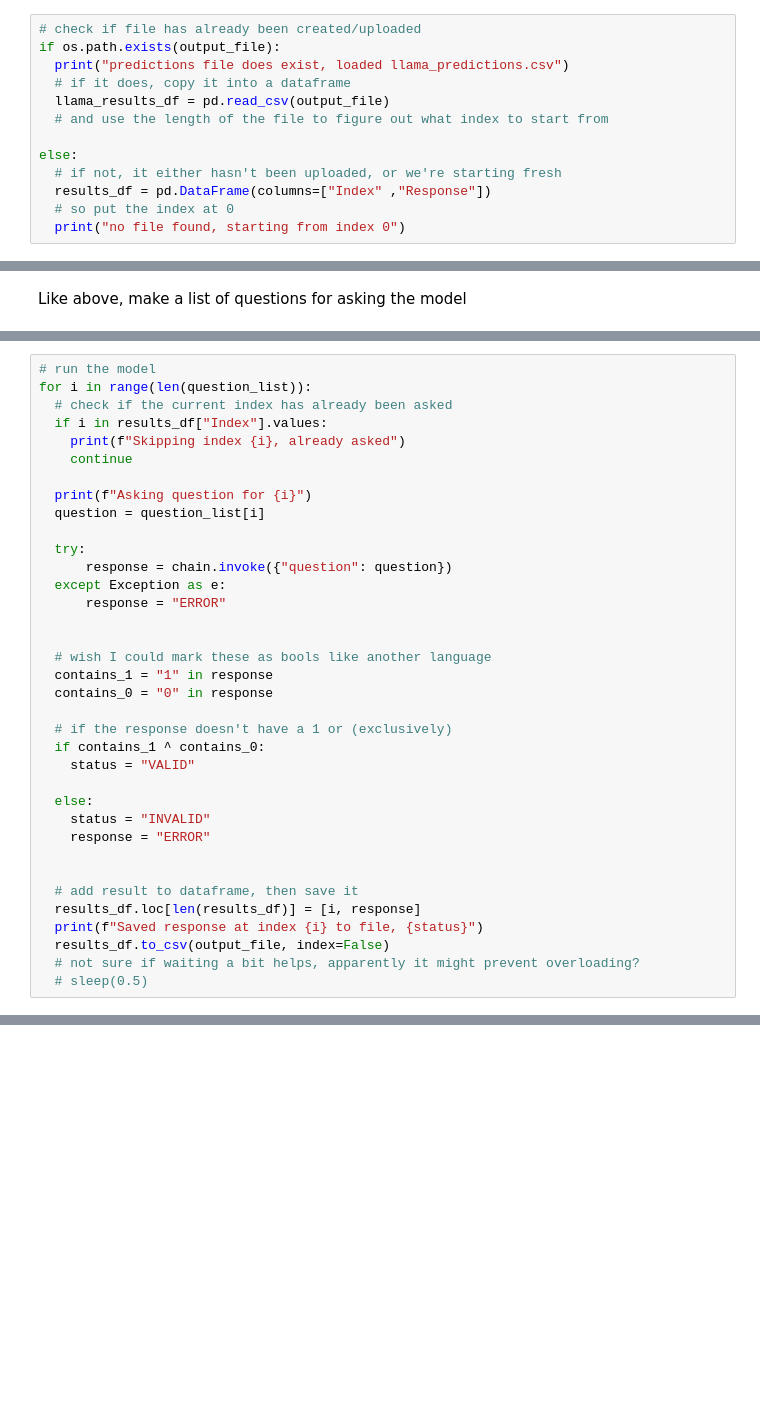
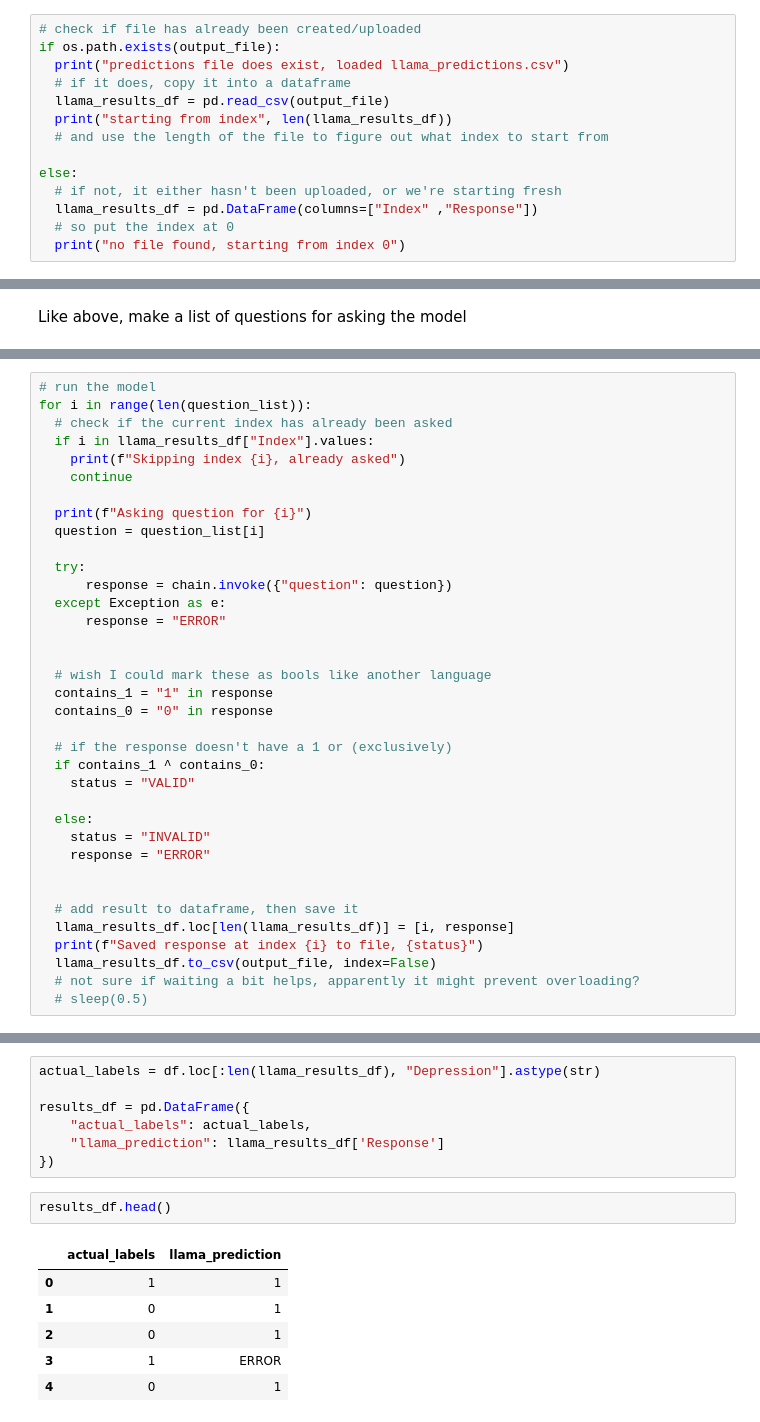
Before and after one commit to paranjaa/ece1508-student-depression-project, a Jupyter notebook: ECE1508_Project.ipynb, the cells around one changed output, grey strips where cells are left out. Cells and saved outputs as stored; diff of their text form; blank space fills up the shorter version.

Commit message:
Added results from llama prompting, got a slightly worse accuracy than gpt, which is weird (should be worse?)

```diff
--- a/ECE1508_Project.ipynb
+++ b/ECE1508_Project.ipynb
@@ -1760,11 +1765,12 @@ if os.path.exists(output_file):
   print("predictions file does exist, loaded llama_predictions.csv")
   # if it does, copy it into a dataframe
   llama_results_df = pd.read_csv(output_file)
+  print("starting from index", len(llama_results_df))
   # and use the length of the file to figure out what index to start from
 
 else:
   # if not, it either hasn't been uploaded, or we're starting fresh
-  results_df = pd.DataFrame(columns=["Index" ,"Response"])
+  llama_results_df = pd.DataFrame(columns=["Index" ,"Response"])
   # so put the index at 0
   print("no file found, starting from index 0")
 # %% [output]
@@ -1782,7 +1789,7 @@ print(existing_indices)
 # run the model
 for i in range(len(question_list)):
   # check if the current index has already been asked
-  if i in results_df["Index"].values:
+  if i in llama_results_df["Index"].values:
     print(f"Skipping index {i}, already asked")
     continue
 
@@ -1809,9 +1816,9 @@ for i in range(len(question_list)):
 
 
   # add result to dataframe, then save it
-  results_df.loc[len(results_df)] = [i, response]
+  llama_results_df.loc[len(llama_results_df)] = [i, response]
   print(f"Saved response at index {i} to file, {status}")
-  results_df.to_csv(output_file, index=False)
+  llama_results_df.to_csv(output_file, index=False)
   # not sure if waiting a bit helps, apparently it might prevent overloading?
   # sleep(0.5)
 # %% [output]
@@ -1849,0 +1846,16 @@ Asking question for 81
+# %%
+actual_labels = df.loc[:len(llama_results_df), "Depression"].astype(str)
+
+results_df = pd.DataFrame({
+    "actual_labels": actual_labels,
+    "llama_prediction": llama_results_df['Response']
+})
+# %%
+results_df.head()
+# %% [output]
+|  | actual_labels | llama_prediction |
+| 0 | 1 | 1 |
+| 1 | 0 | 1 |
+| 2 | 0 | 1 |
+| 3 | 1 | ERROR |
+| 4 | 0 | 1 |
```
Also changed, not shown: parts of 20 cells of this notebook.
